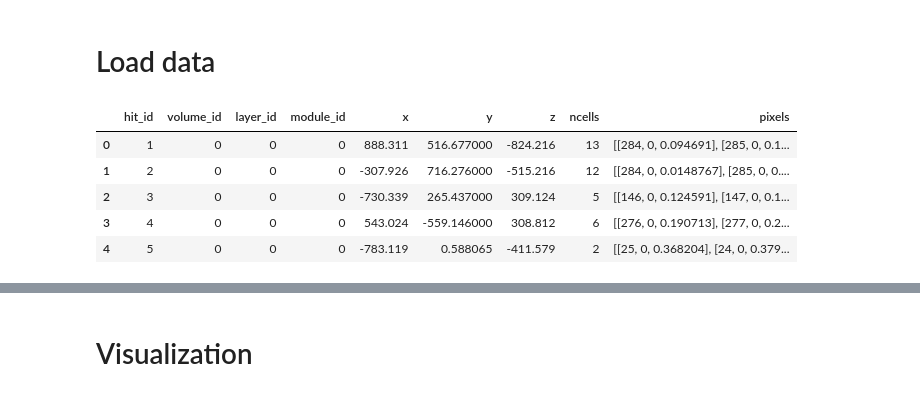
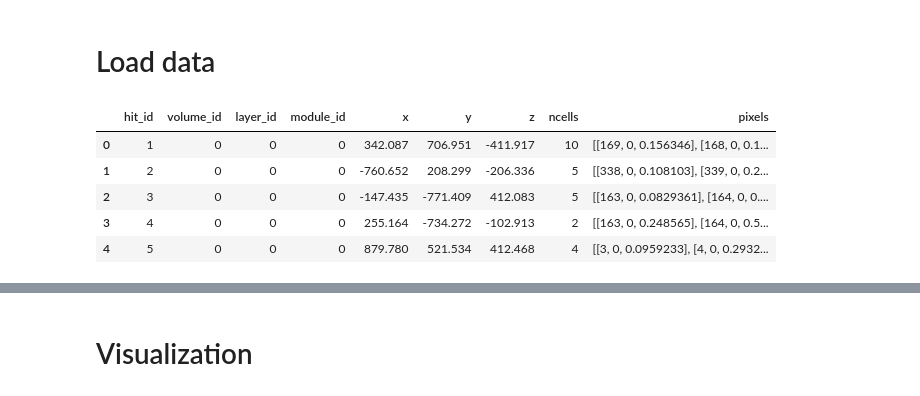
Before and after one commit to jmduarte/trackml-seattle, a Jupyter notebook: Visualization_starting_kit.ipynb, the cells around one changed output, grey strips where cells are left out. Cells and saved outputs as stored; diff of their text form; code cells hidden in the pictures.

```diff
--- a/Visualization_starting_kit.ipynb
+++ b/Visualization_starting_kit.ipynb
@@ -45,13 +45,13 @@ from dataset import load_hit_generator
 # %%
-data_path = "./public_data/training/"
+data_path = "./training/"
 # %%
-event_generator = load_hit_generator(data_path)
-event_id, event = next(event_generator)
+event_truth_generator = load_hit_truth_generator(data_path)
+event_id, event, truth = next(event_truth_generator)
 event.head()
 # %% [output]
 |  | hit_id | volume_id | layer_id | module_id | x | y | z | ncells | pixels |
-| 0 | 1 | 0 | 0 | 0 | 888.311 | 516.677000 | -824.216 | 13 | [[284, 0, 0.094691], [285, 0, 0.1... |
-| 1 | 2 | 0 | 0 | 0 | -307.926 | 716.276000 | -515.216 | 12 | [[284, 0, 0.0148767], [285, 0, 0.... |
-| 2 | 3 | 0 | 0 | 0 | -730.339 | 265.437000 | 309.124 | 5 | [[146, 0, 0.124591], [147, 0, 0.1... |
-| 3 | 4 | 0 | 0 | 0 | 543.024 | -559.146000 | 308.812 | 6 | [[276, 0, 0.190713], [277, 0, 0.2... |
-| 4 | 5 | 0 | 0 | 0 | -783.119 | 0.588065 | -411.579 | 2 | [[25, 0, 0.368204], [24, 0, 0.379... |
+| 0 | 1 | 0 | 0 | 0 | 342.087 | 706.951 | -411.917 | 10 | [[169, 0, 0.156346], [168, 0, 0.1... |
+| 1 | 2 | 0 | 0 | 0 | -760.652 | 208.299 | -206.336 | 5 | [[338, 0, 0.108103], [339, 0, 0.2... |
+| 2 | 3 | 0 | 0 | 0 | -147.435 | -771.409 | 412.083 | 5 | [[163, 0, 0.0829361], [164, 0, 0.... |
+| 3 | 4 | 0 | 0 | 0 | 255.164 | -734.272 | -102.913 | 2 | [[163, 0, 0.248565], [164, 0, 0.5... |
+| 4 | 5 | 0 | 0 | 0 | 879.780 | 521.534 | 412.468 | 4 | [[3, 0, 0.0959233], [4, 0, 0.2932... |
```
Also changed, not shown: parts of 5 cells of this notebook, 1 other file.
